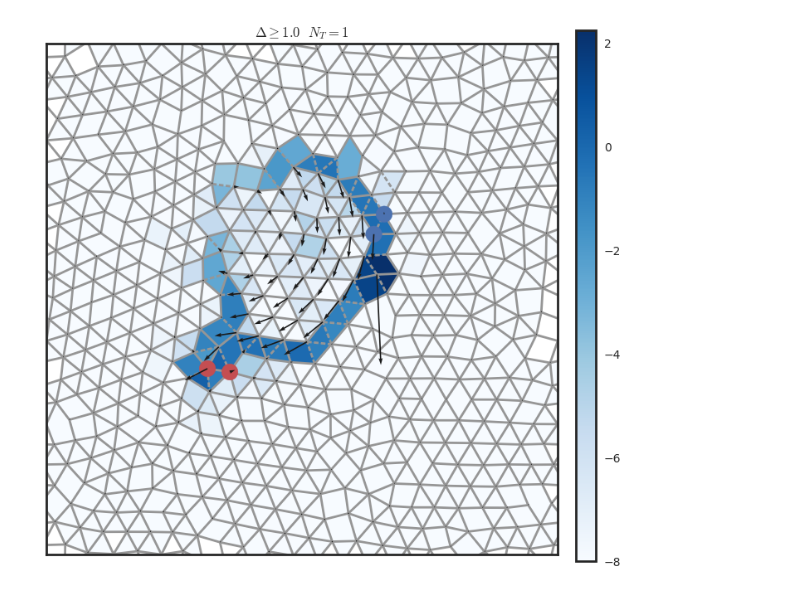
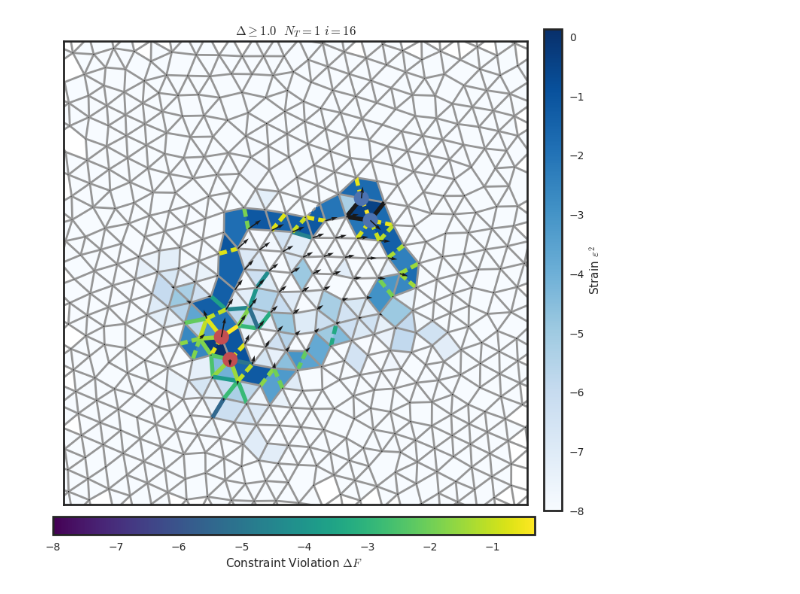
Before and after one commit to jrocks/lib_network_tuning, a Jupyter notebook: notebooks/tuning_structure_mech.ipynb, the cells around one changed output. Drawn from its saved outputs; the diff is of its cells as text; code cells hidden in the pictures.

```diff
--- a/notebooks/tuning_structure_mech.ipynb
+++ b/notebooks/tuning_structure_mech.ipynb
@@ -30,8 +30,10 @@ DIM = 2
 
 NN = 512
 Lp = -1.0
-irec = 25
+irec = 16
+# Delta = 0.09
 Delta = 1.0
+
 NTS = 1
 
 
@@ -117,16 +119,18 @@ meas = []
 for t in range(NF):
     pert.append(ns.Perturb2D())
     pert[t].setInputStrain(len(inodesi[t]), inodesi[t], inodesj[t], np.array(istrain[t]), np.array(isvec[t]), True)
+#     pert[t].setInputStress(len(inodesi[t]), inodesi[t], inodesj[t], np.array(istrain[t]), np.array(isvec[t]), True)
 
     meas.append(ns.Measure2D())
     meas[t].setOutputDOF(True, True, True)
     meas[t].setOutputStrain(len(onodesi[t]), onodesi[t], onodesj[t], np.array(osvec[t]), True)
+#     meas[t].setOutputStress(len(ostrain_edges[t]), ostrain_edges[t], True)
 
 
 solver = ns.LinSolver2D(net, NF, pert, meas)
 
 obj_func = ns.LeastSquaresObjFunc(1, np.array(ostrain[0]))
-obj_func.setIneq([1])
+obj_func.setIneq([int(np.sign(ostrain[0]))])
 
 
 # obj_func = mns.CyEqRatioChangeObjFunc(2, net.NE,
@@ -432,9 +412,9 @@ for fi in range(len(facets_to_edges)):
     bulk[fi] = 0.5 * np.trace(eps)**2
 
 
-norm = mcolors.Normalize(vmin=-8, vmax=np.max(np.log(shear+bulk)))
-cmap = mpl.cm.Blues
-smap = mpl.cm.ScalarMappable(norm=norm, cmap=cmap)
+norm1 = mcolors.Normalize(vmin=-8, vmax=np.max(np.log(shear+bulk)))
+cmap1 = mpl.cm.Blues
+smap = mpl.cm.ScalarMappable(norm=norm1, cmap=cmap1)
 
 for fi in range(len(facets_to_edges)):
     colors[fi] = smap.to_rgba(np.log(shear[fi]+bulk[fi]))
@@ -448,57 +428,66 @@ styles = {edge: {} for edge in range(net.NE)}
 for edge in removed:
     styles[edge]['ls'] = (0.0, (2.0,1.0))
 
-# for edge in zm_edges:
-#     styles[edge]['color'] = 'k'
-#     styles[edge]['lw'] = 4.0
+for edge in zm_edges:
+    styles[edge]['color'] = 'k'
+    styles[edge]['lw'] = 4.0
 
-# print np.min(cviol_obj), np.max(cviol_obj)
+# print(np.min(cviol_obj), np.max(cviol_obj))
 
-# norm = mcolors.Normalize(vmin=-8, vmax=np.max(np.log10(cviol_obj)))
-# cmap = mpl.cm.viridis
-# smap = mpl.cm.ScalarMappable(norm=norm, cmap=cmap)
+norm2 = mcolors.Normalize(vmin=-8, vmax=np.max(np.log10(cviol_obj)))
+cmap2 = mpl.cm.viridis
+smap = mpl.cm.ScalarMappable(norm=norm2, cmap=cmap2)
 
 
-# for edge in cviol_edges:
-#     styles[edge]['lw'] = 4.0
-#     styles[edge]['color'] = smap.to_rgba(np.log10(cviol_obj[edge]))
-# #     styles[edge]['color'] = 'r'
+for edge in cviol_edges:
+    styles[edge]['lw'] = 4.0
+    styles[edge]['color'] = smap.to_rgba(np.log10(cviol_obj[edge]))
+#     styles[edge]['color'] = 'r'
 
 nplot.show_network(ax1, net, styles=styles, alpha = 1.0)
 
 
 
 styles = {}
 for i in inodesi:
     styles[i] = {}
     styles[i]['color'] = 'r'
 for i in inodesj:
     styles[i] = {}
     styles[i]['color'] = 'r'
 
 for i in onodesi:
     styles[i] = {}
     styles[i]['color'] = 'b'
 for i in onodesj:
     styles[i] = {}
     styles[i]['color'] = 'b'
 
-nplot.show_nodes(ax1, net, list(styles.keys()), styles=styles)
+nplot.show_nodes(ax1, net, styles.keys(), styles=styles)
 nplot.show_vecs(ax1, net, disp)
 
 ax1.get_xaxis().set_ticks([])
 ax1.get_yaxis().set_ticks([])
 
-ax1.set_title(r'$\Delta \geq {0}$  $N_T = {1}$'.format(Delta, NTS))
+ax1.set_title(r'$\Delta \geq {0}$  $N_T = {1}$ $i={2}$'.format(Delta, NTS, irec))
 
 cax = fig.add_axes([0.925, 0.10, 0.03, 0.80])
-cbar = mpl.colorbar.ColorbarBase(cax, cmap=cmap,
-                                norm=norm,
+cbar = mpl.colorbar.ColorbarBase(cax, cmap=cmap1,
+                                norm=norm1,
                                 orientation='vertical')
 
+cbar.set_label(r"Strain $\varepsilon^2$")
+
+cax = fig.add_axes([0.11, 0.06, 0.80, 0.03])
+cbar = mpl.colorbar.ColorbarBase(cax, cmap=cmap2,
+                                norm=norm2,
+                                orientation='horizontal')
+
+cbar.set_label(r"Constraint Violation $\Delta F$")
+
 plt.show()
 # %% [output]
-[figure, old version]
+[figure, new version]
 # %%
 mpl.rcParams['mathtext.fontset'] = 'cm'
 sns.set_context('poster', font_scale=1.25)
```
Also changed, not shown: parts of 7 cells of this notebook, 6 other files.
